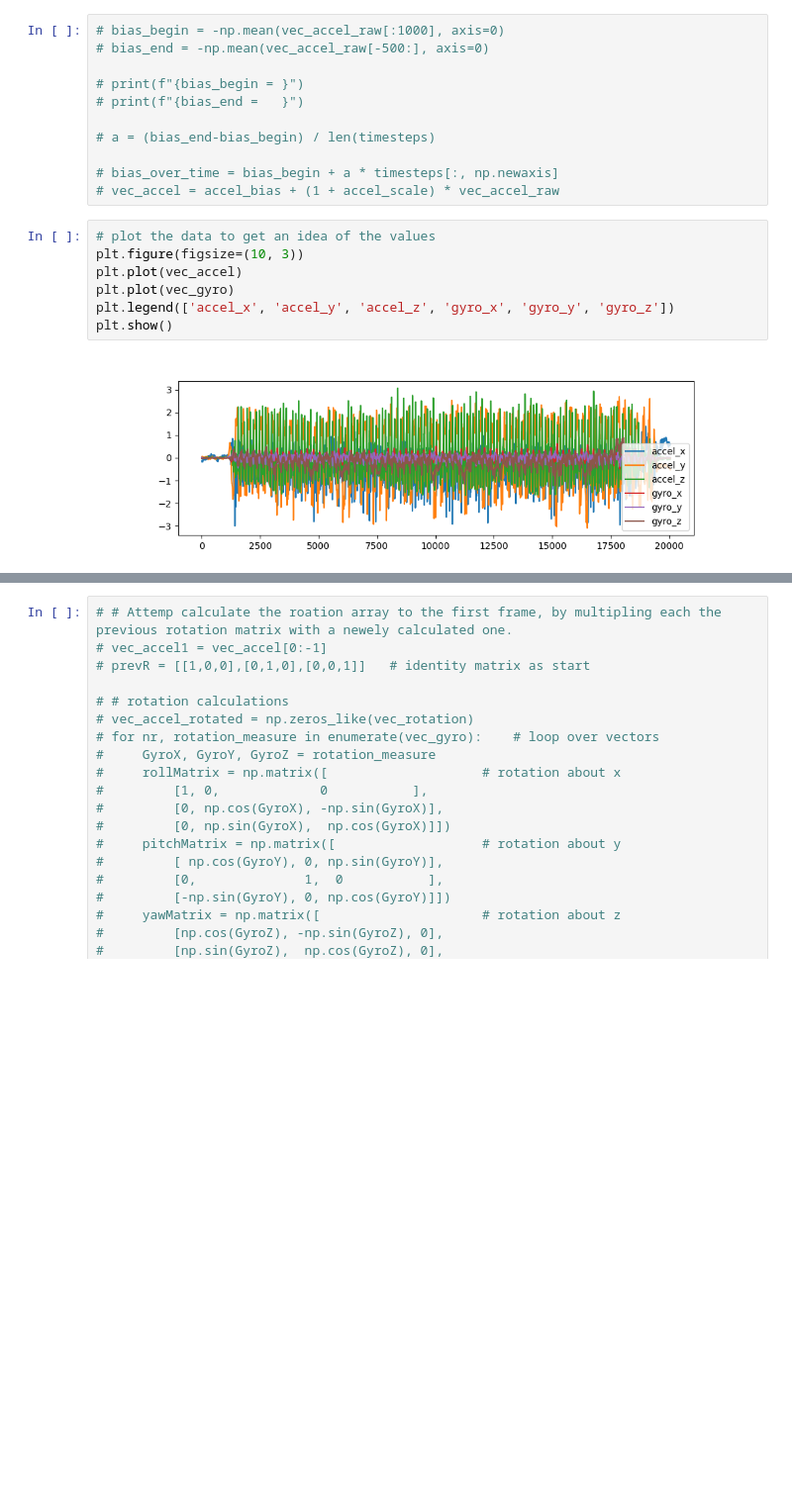
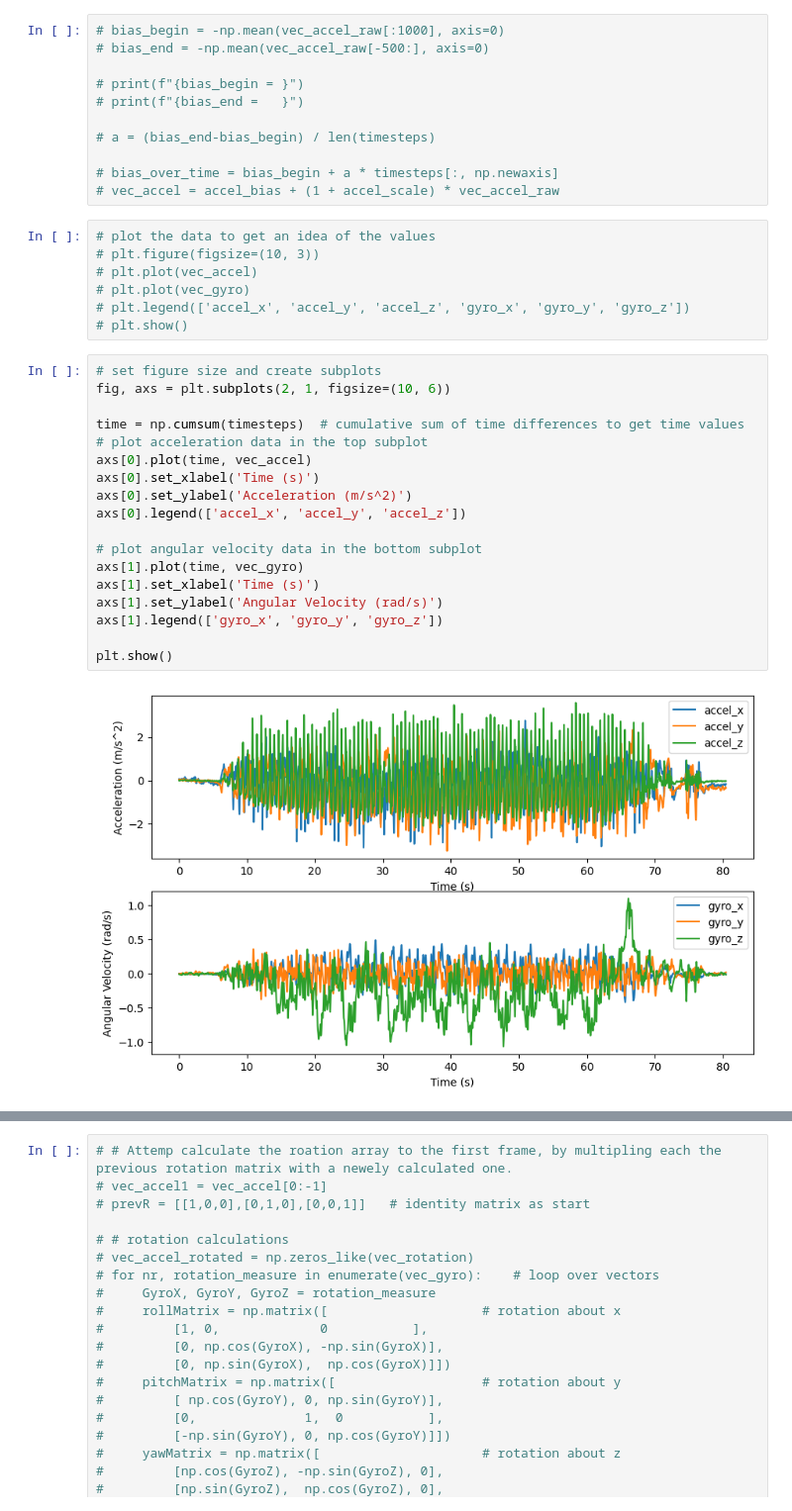
Before and after one commit to icheered/RPCN, a Jupyter notebook: bag_imu.ipynb, the cells around one changed output, grey strips where cells are left out. Shown: that part at 99% size. Saved outputs shown, nothing was run; the diff lists cells and outputs as text; blank space fills up the shorter version.

```diff
--- a/bag_imu.ipynb
+++ b/bag_imu.ipynb
@@ -82,12 +81,30 @@ vec_gyro = gyro_bias + (1 + gyro_scale) * vec_gyro_raw
 # vec_accel = accel_bias + (1 + accel_scale) * vec_accel_raw
 # %%
 # plot the data to get an idea of the values
-plt.figure(figsize=(10, 3))
-plt.plot(vec_accel)
-plt.plot(vec_gyro)
-plt.legend(['accel_x', 'accel_y', 'accel_z', 'gyro_x', 'gyro_y', 'gyro_z'])
-plt.show()
+# plt.figure(figsize=(10, 3))
+# plt.plot(vec_accel)
+# plt.plot(vec_gyro)
+# plt.legend(['accel_x', 'accel_y', 'accel_z', 'gyro_x', 'gyro_y', 'gyro_z'])
+# plt.show()
-# %% [output]
-[figure, removed]
+# %%
+# set figure size and create subplots
+fig, axs = plt.subplots(2, 1, figsize=(10, 6))
+
+time = np.cumsum(timesteps)  # cumulative sum of time differences to get time values
+# plot acceleration data in the top subplot
+axs[0].plot(time, vec_accel)
+axs[0].set_xlabel('Time (s)')
+axs[0].set_ylabel('Acceleration (m/s^2)')
+axs[0].legend(['accel_x', 'accel_y', 'accel_z'])
+
+# plot angular velocity data in the bottom subplot
+axs[1].plot(time, vec_gyro)
+axs[1].set_xlabel('Time (s)')
+axs[1].set_ylabel('Angular Velocity (rad/s)')
+axs[1].legend(['gyro_x', 'gyro_y', 'gyro_z'])
+
+plt.show()
+# %% [output]
+[figure, added]
 # %%
 # integrate angular velocity to find rotation (multiply with timestep, then cumulative sum)
```
Also changed, not shown: parts of 10 cells of this notebook.
